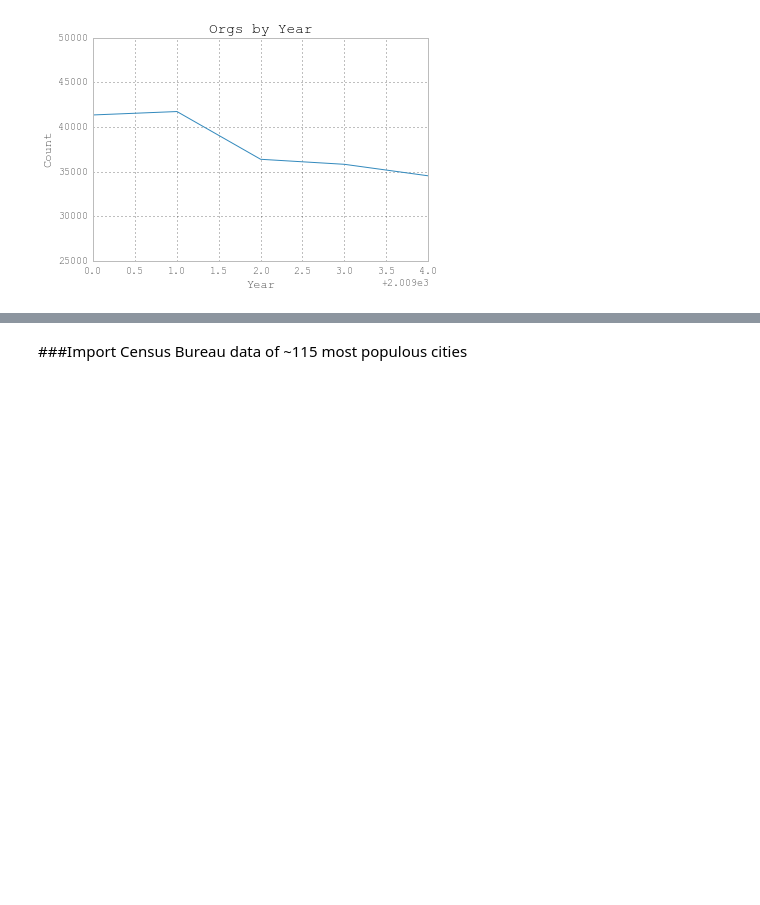
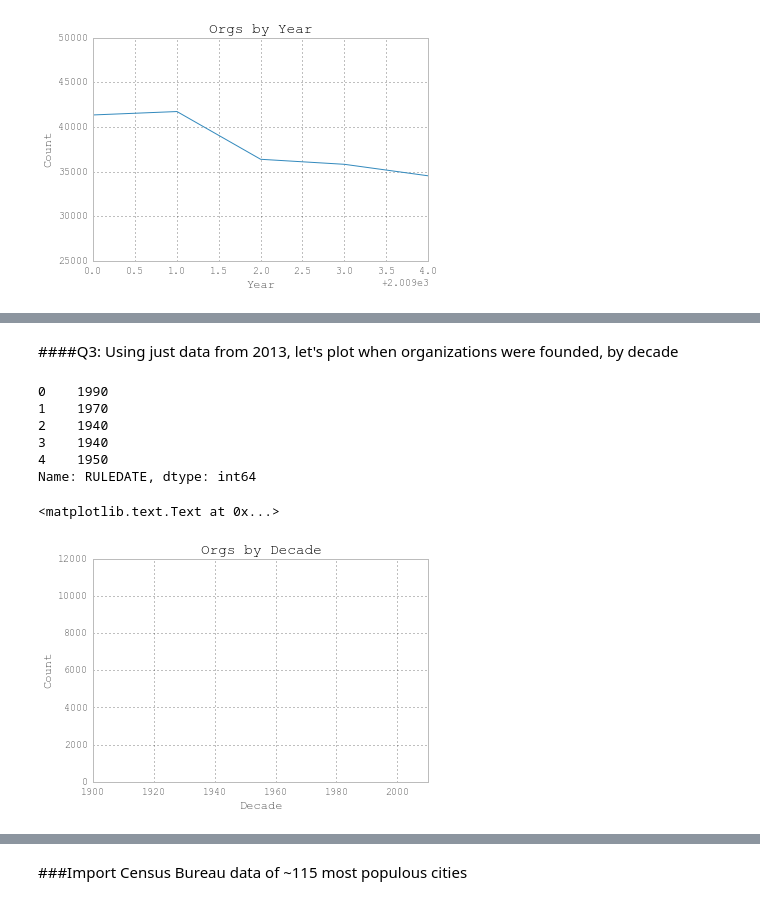
Before and after one commit to alturkaa/pandas_tutorial_v2, a Jupyter notebook: Tutorial.ipynb, the cells around one changed output, grey strips where cells are left out. Drawn from its saved outputs; the diff is of its cells as text; code cells hidden in the pictures; blank space fills up the shorter version.

```diff
--- a/Tutorial.ipynb
+++ b/Tutorial.ipynb
@@ -225,0 +307,17 @@ plt.xlabel('Year')
+# %% [markdown]
+####Q3: Using just data from 2013, let's plot when organizations were founded, by decade
+# %%
+#create df with just 2013 data
+data_13 = housing_orgs_5yrs[housing_orgs_5yrs.year == 2013]
+
+#double slash cuts off the fraction, so this code will give us the decade of founding
+(data_13.RULEDATE // 1000 * 10).head()
+
+#now, let's use value_counts and groupby to plot the results
+# %% [output]
+0    1990
+1    1970
+2    1940
+3    1940
+4    1950
+Name: RULEDATE, dtype: int64
@@ -225,0 +328,10 @@ plt.xlabel('Year')
+# %%
+#insert first line of code
+
+plt.title("Orgs by Decade")
+plt.ylabel('Count')
+plt.axis([1900, 2010, 0, 12000])
+plt.xlabel('Decade')
+# %% [output]
+<matplotlib.text.Text at 0x...>
+[figure, added]
```
Also changed, not shown: parts of 52 cells of this notebook.
